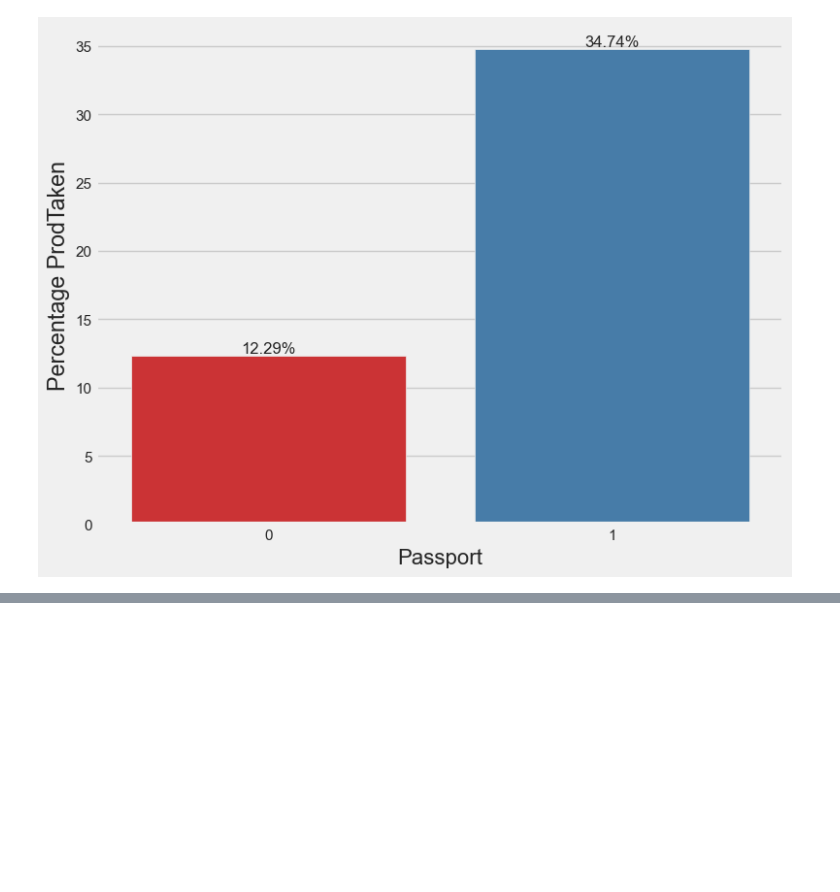
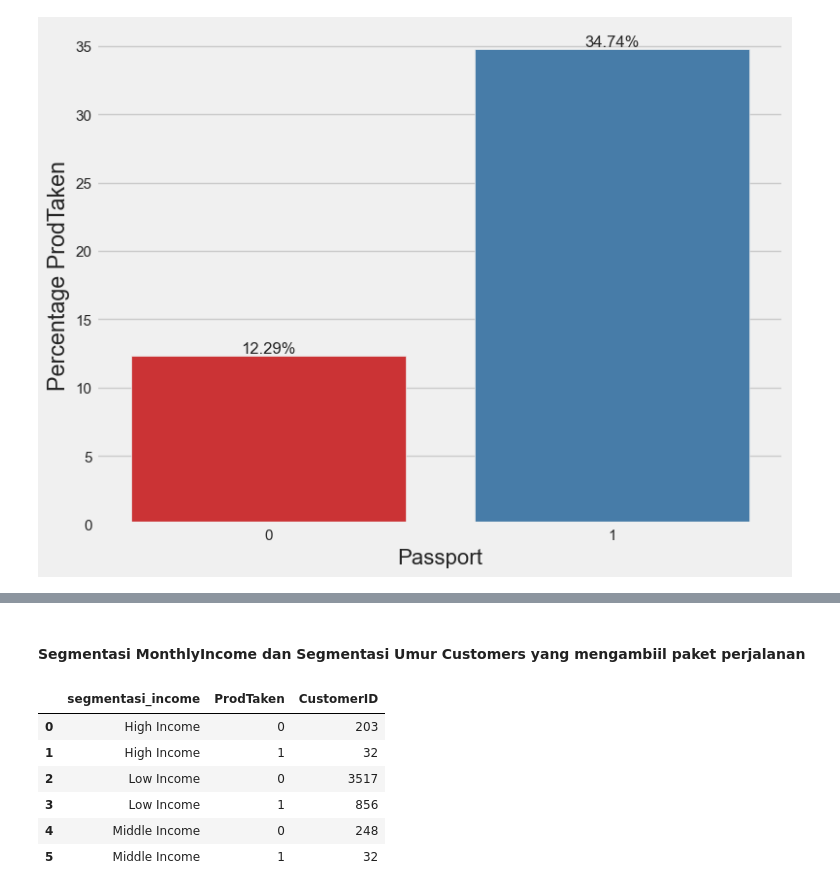
Before and after one commit to damaraira/ByteBenders, a Jupyter notebook: Updated_Holiday_packages_lim.ipynb, the cells around one changed output, grey strips where cells are left out. Saved outputs shown, nothing was run; the diff lists cells and outputs as text; code cells hidden in the pictures; blank space fills up the shorter version.

```diff
--- a/Updated_Holiday_packages_lim.ipynb
+++ b/Updated_Holiday_packages_lim.ipynb
@@ -698,0 +724,2 @@ plt.show()
+# %% [markdown]
+#### Segmentasi MonthlyIncome dan Segmentasi Umur Customers yang mengambiil paket perjalanan
@@ -698,0 +738,11 @@ plt.show()
+# %%
+gb1 = df_cast.groupby(['segmentasi_income', 'ProdTaken']).agg({'CustomerID':'nunique'}).reset_index()
+gb1
+# %% [output]
+|  | segmentasi_income | ProdTaken | CustomerID |
+| 0 | High Income | 0 | 203 |
+| 1 | High Income | 1 | 32 |
+| 2 | Low Income | 0 | 3517 |
+| 3 | Low Income | 1 | 856 |
+| 4 | Middle Income | 0 | 248 |
+| 5 | Middle Income | 1 | 32 |
```
Also changed, not shown: parts of 22 cells of this notebook.
